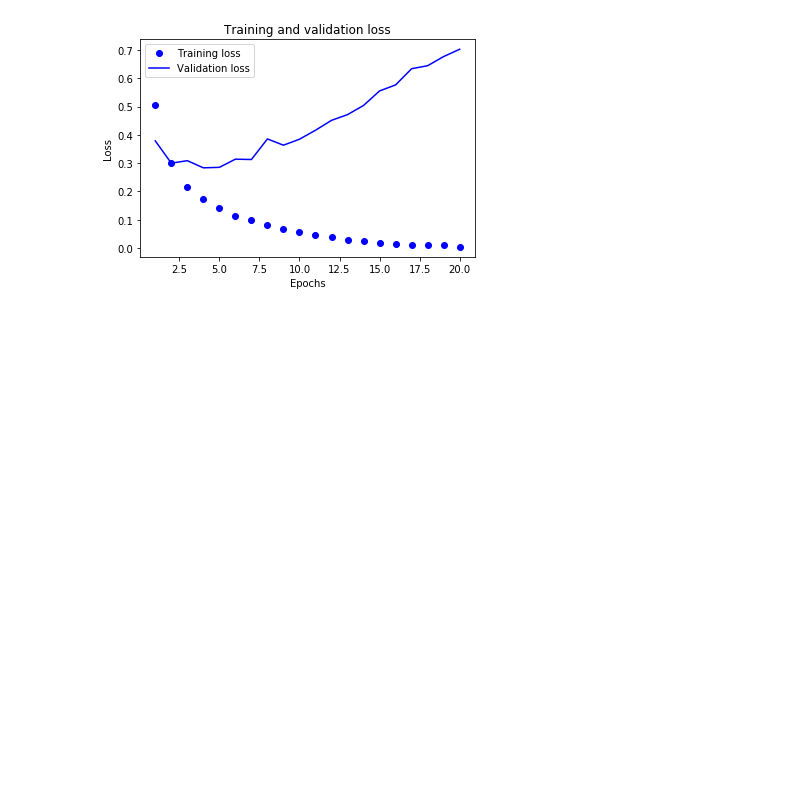
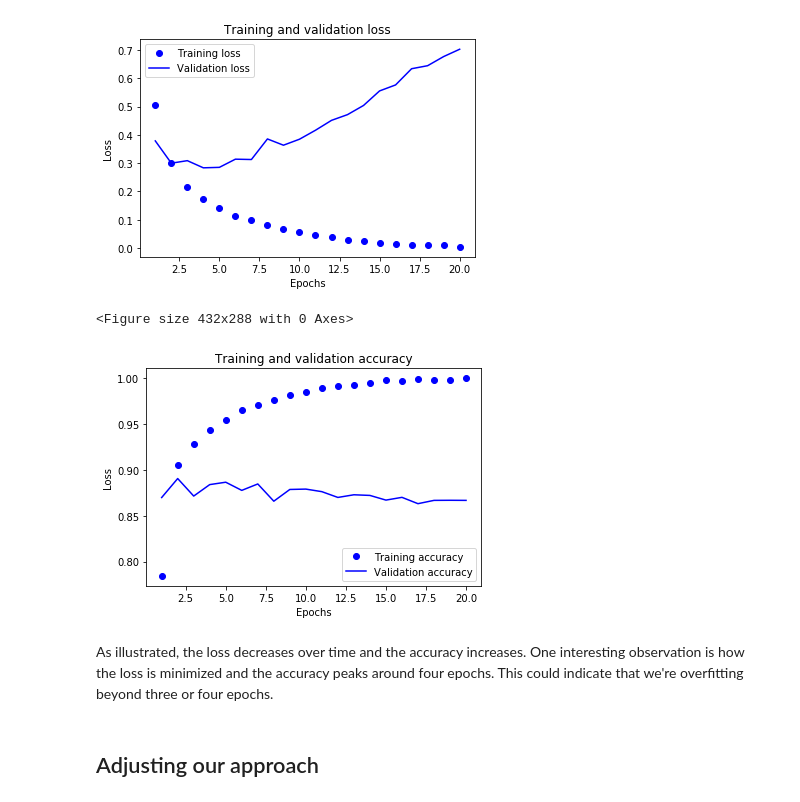
Before and after one commit to aaronogan/deep-learning-with-python, a Jupyter notebook: imdb.ipynb, the cells around one changed output. Cells and saved outputs as stored; diff of their text form; code cells hidden in the pictures; blank space fills up the shorter version.

```diff
--- a/imdb.ipynb
+++ b/imdb.ipynb
@@ -128,3 +128,24 @@ plt.legend()
 plt.show()
 # %% [output]
 [figure]
+# %%
+plt.clf() # clear the plot
+# %% [output]
+<Figure size 432x288 with 0 Axes>
+# %%
+value_acc_values = history_dict['val_acc']
+
+plt.plot(epochs, acc, 'bo', label='Training accuracy')
+plt.plot(epochs, value_acc_values, 'b', label='Validation accuracy')
+plt.title('Training and validation accuracy')
+plt.xlabel('Epochs')
+plt.ylabel('Loss')
+plt.legend()
+
+plt.show()
+# %% [output]
+[figure, added]
+# %% [markdown]
+As illustrated, the loss decreases over time and the accuracy increases.  One interesting observation is how the loss is minimized and the accuracy peaks around four epochs.  This could indicate that we're overfitting beyond three or four epochs.
+# %% [markdown]
+## Adjusting our approach
```
Also changed, not shown: parts of 2 cells of this notebook.
